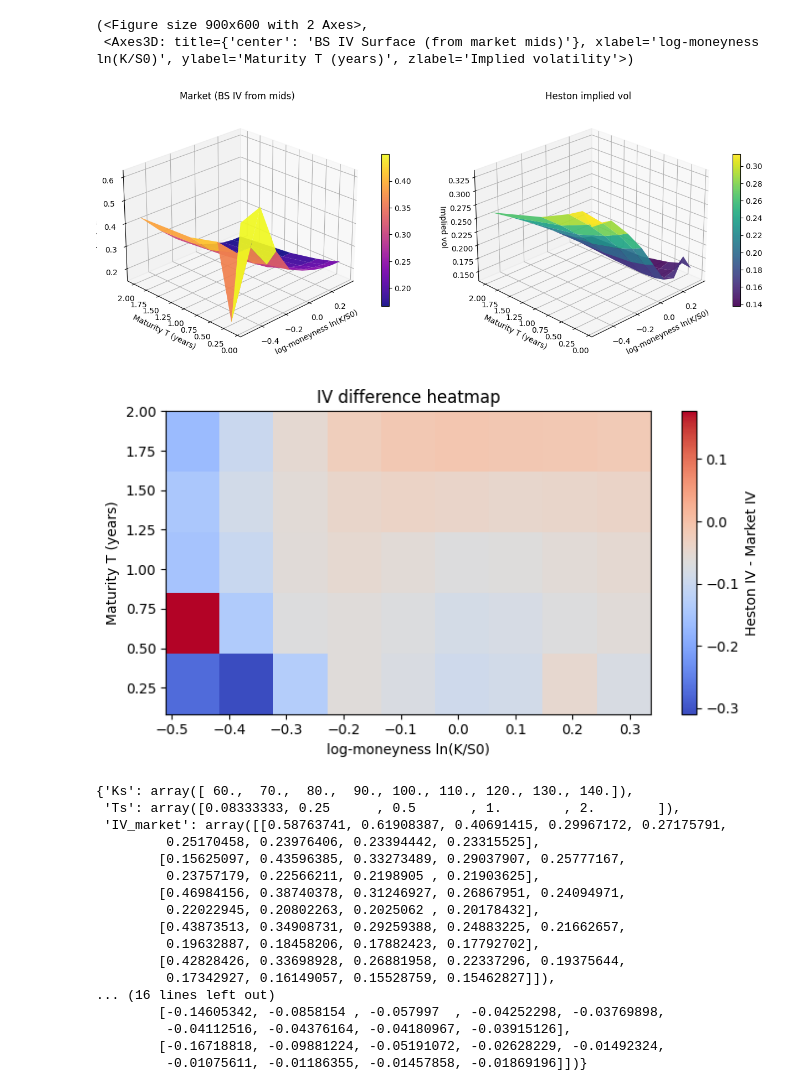
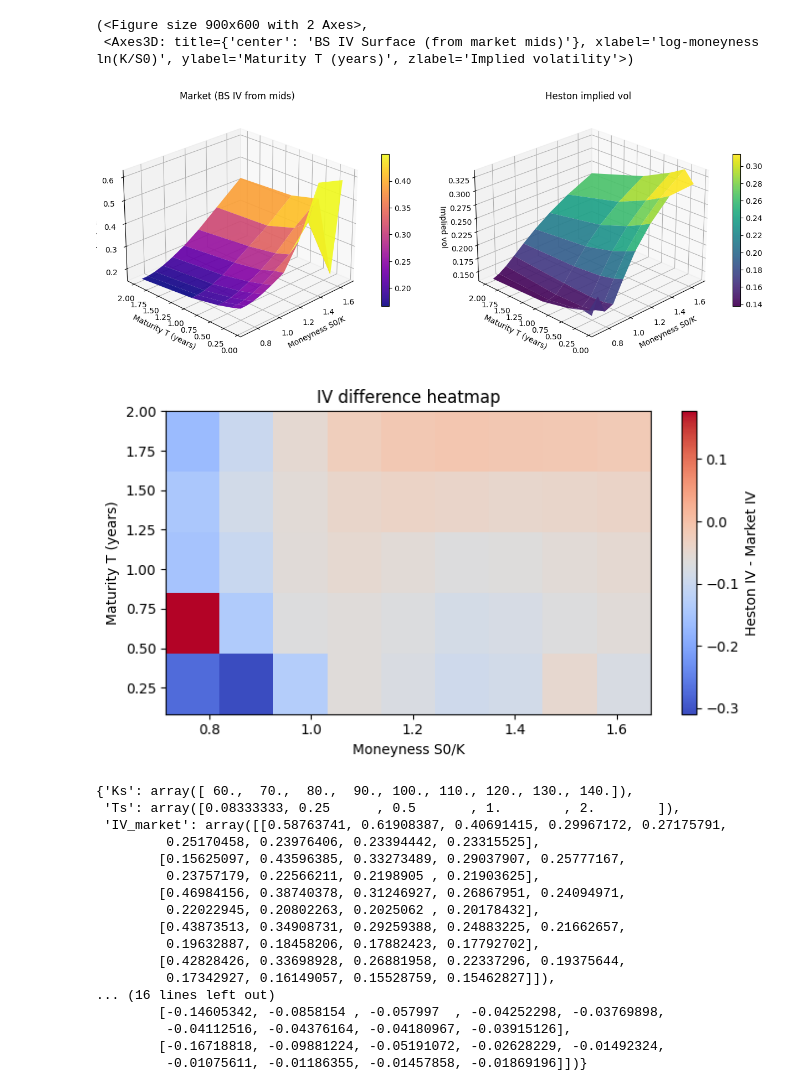
Before and after one commit to salok1/MyQuantGuild, a Jupyter notebook: Highlight/39. Heston Stochastic Volatility Model and Fast Fourier Transforms/myHeston.ipynb, the cells around one changed output. Drawn from its saved outputs; the diff is of its cells as text; code cells hidden in the pictures.

Commit message:
Goto Highlights
MY Heston OK

MyFBM too

```diff
--- a/Highlight/39. Heston Stochastic Volatility Model and Fast Fourier Transforms/myHeston.ipynb
+++ b/Highlight/39. Heston Stochastic Volatility Model and Fast Fourier Transforms/myHeston.ipynb
@@ -765,42 +765,62 @@ def _heston_iv_surface_on_grid(S0, Ks, Ts, r, q, p: HestonParams):
     return IV
 
 # ---------------- Comparaison et plots ----------------
 def compare_market_vs_heston_iv_3d(chain_csv, S0, r, q, heston_params: HestonParams,
-                                   use_logm=True, elev=25, azim=-135, cmap1="plasma", cmap2="viridis"):
+                                   use_moneyness=True, elev=25, azim=-135,
+                                   cmap1="plasma", cmap2="viridis"):
+    # 1. Market IV depuis la chain
     Ks, Ts, IV_mkt = _iv_surface_from_chain(chain_csv, S0=S0, r=r, q=q)
+    # 2. Heston IV sur même grille
     IV_hes = _heston_iv_surface_on_grid(S0, Ks, Ts, r, q, heston_params)
 
+    # 3. Axes
     K_grid, T_grid = np.meshgrid(Ks, Ts)
-    X = np.log(K_grid/S0) if use_logm else K_grid
-    xlabel = "log-moneyness ln(K/S0)" if use_logm else "Strike K"
+    if use_moneyness:
+        X = S0 / K_grid
+        xlabel = "Moneyness S0/K"
+    else:
+        X = np.log(K_grid / S0)
+        xlabel = "log-moneyness ln(K/S0)"
 
+    # 4. Graphiques 3D
     fig = plt.figure(figsize=(13, 5))
     ax1 = fig.add_subplot(1, 2, 1, projection="3d")
     ax2 = fig.add_subplot(1, 2, 2, projection="3d")
     s1 = ax1.plot_surface(X, T_grid, IV_mkt, cmap=cmap1, edgecolor="none", alpha=0.92)
     s2 = ax2.plot_surface(X, T_grid, IV_hes, cmap=cmap2, edgecolor="none", alpha=0.92)
     for ax, ttl in [(ax1, "Market (BS IV from mids)"), (ax2, "Heston implied vol")]:
         ax.set_xlabel(xlabel); ax.set_ylabel("Maturity T (years)"); ax.set_zlabel("Implied vol")
         ax.set_title(ttl); ax.view_init(elev=elev, azim=azim)
     fig.colorbar(s1, ax=ax1, shrink=0.6); fig.colorbar(s2, ax=ax2, shrink=0.6)
-    plt.tight_layout(); plt.show()
+    plt.tight_layout()
+    plt.show()
 
+    # 5. Heatmap des écarts
     diff = IV_hes - IV_mkt
     plt.figure(figsize=(7,4))
     extent = [X.min(), X.max(), Ts.min(), Ts.max()]
     plt.imshow(diff, origin="lower", aspect="auto", extent=extent, cmap="coolwarm")
     plt.colorbar(label="Heston IV - Market IV")
-    plt.xlabel(xlabel); plt.ylabel("Maturity T (years)"); plt.title("IV difference heatmap")
-    plt.tight_layout(); plt.show()
+    plt.xlabel(xlabel)
+    plt.ylabel("Maturity T (years)")
+    plt.title("IV difference heatmap")
+    plt.tight_layout()
+    plt.show()
 
     return {"Ks": Ks, "Ts": Ts, "IV_market": IV_mkt, "IV_heston": IV_hes, "IV_diff": diff}
 
+
 # ---------------- Example run ----------------
 hp = HestonParams(kappa=1.5, theta=0.04, sigma=0.5, rho=-0.7, v0=0.04)
-compare_market_vs_heston_iv_3d("market_option_chain.csv", S0=100.0, r=0.01, q=0.00, heston_params=hp)
+compare_market_vs_heston_iv_3d(
+    "market_option_chain.csv",
+    S0=100.0, r=0.01, q=0.00,
+    heston_params=hp,
+    use_moneyness=True
+)
 # %% [output]
-[figure, old version]
+[figure, new version]
-[figure, old version]
+[figure, new version]
 {'Ks': array([ 60.,  70.,  80.,  90., 100., 110., 120., 130., 140.]),
  'Ts': array([0.08333333, 0.25      , 0.5       , 1.        , 2.        ]),
  'IV_market': array([[0.58763741, 0.61908387, 0.40691415, 0.29967172, 0.27175791,
```
